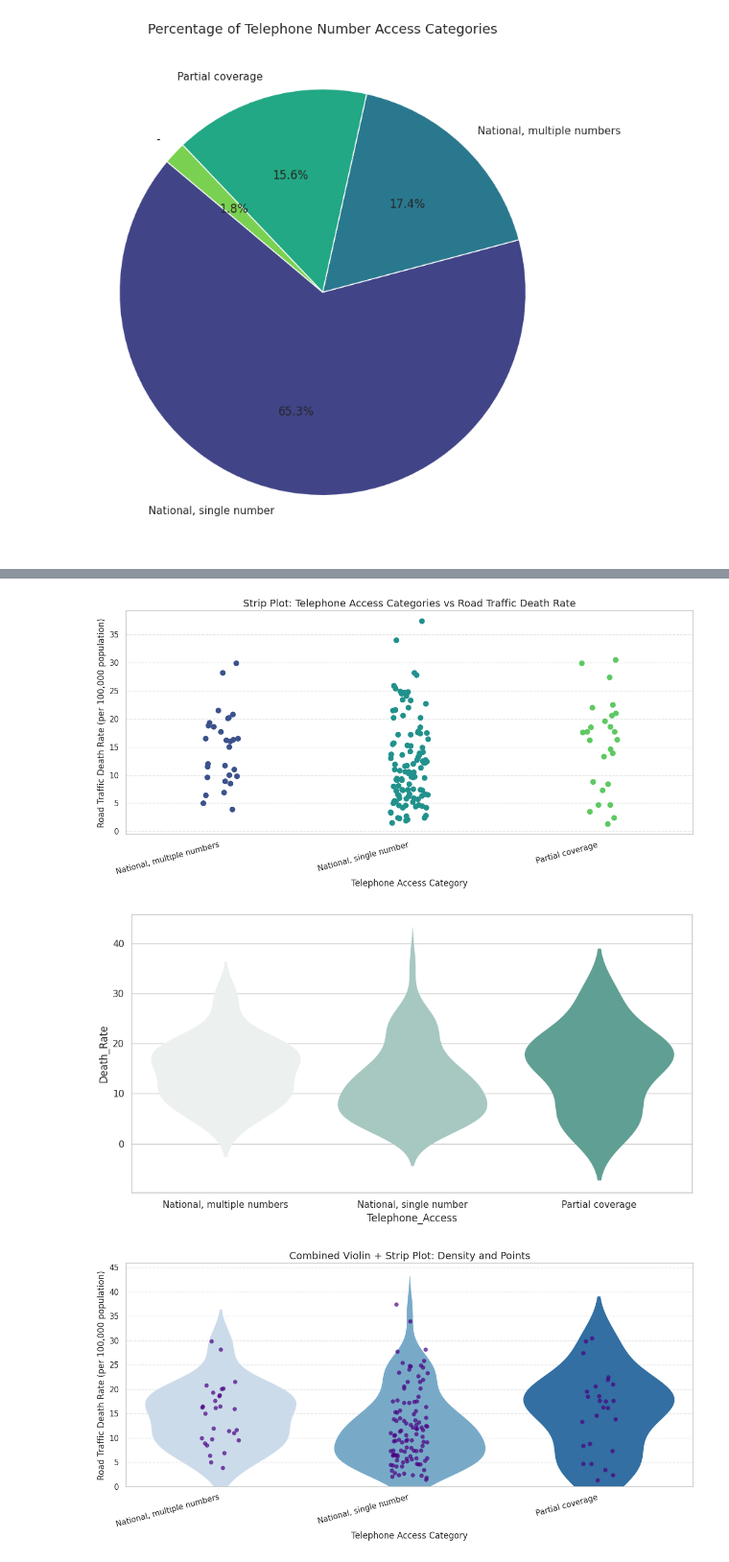
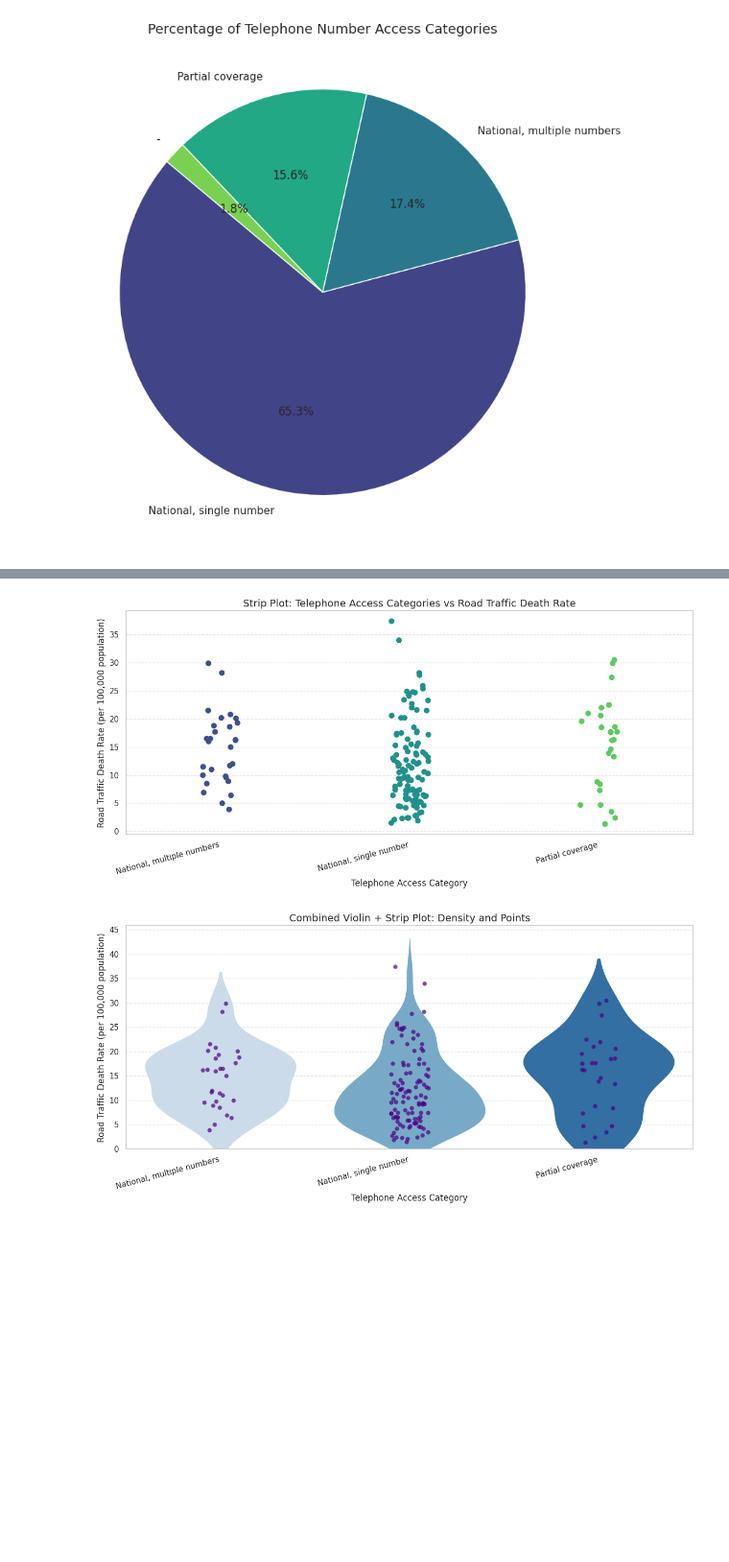
Before and after one commit to Akshat13shah/Assignment4_dcc, a Jupyter notebook: Road_safety.ipynb, the cells around one changed output, grey strips where cells are left out. Shown at 96% size. Cells and saved outputs as stored; diff of their text form; code cells hidden in the pictures; blank space fills up the shorter version.

Commit message:
change in graph

```diff
--- a/Road_safety.ipynb
+++ b/Road_safety.ipynb
@@ -1121,19 +1009,6 @@ plt.show()
 
 
 
-plt.figure(figsize=(12, 6))
-
-
-# Violinplot to show density as background
-sns.violinplot(
-    data=merged_data,
-    x='Telephone_Access',
-    y='Death_Rate',
-    palette='light:#5A9',
-    inner=None,
-    linewidth=0
-)
-
 
 plt.figure(figsize=(12, 6))
 
@@ -1145,33 +1020,32 @@ sns.violinplot(
     y='Death_Rate',
     palette='Blues',
     inner=None,
     linewidth=0
 )
 
 
 # Stripplot dots in dark purple for contrast
 sns.stripplot(
     data=merged_data,
     x='Telephone_Access',
     y='Death_Rate',
     jitter=True,
     color='#4B0082',  # Indigo
     size=6,
     alpha=0.7
 )
 
 
 plt.title('Combined Violin + Strip Plot: Density and Points', fontsize=14)
 plt.xlabel('Telephone Access Category', fontsize=12)
 plt.ylabel('Road Traffic Death Rate (per 100,000 population)', fontsize=12)
 plt.xticks(rotation=15, ha='right')
 plt.gca().yaxis.set_major_locator(ticker.MultipleLocator(5))
 plt.grid(axis='y', linestyle='--', alpha=0.5)
 plt.ylim(bottom=0)
 plt.tight_layout()
 plt.show()
 # %% [output]
 [figure]
-[figure, old version]
+[figure, new version]
-[figure, old version]
+[figure, new version]
-[figure, removed]
```
Also changed, not shown: parts of 2 cells of this notebook.
